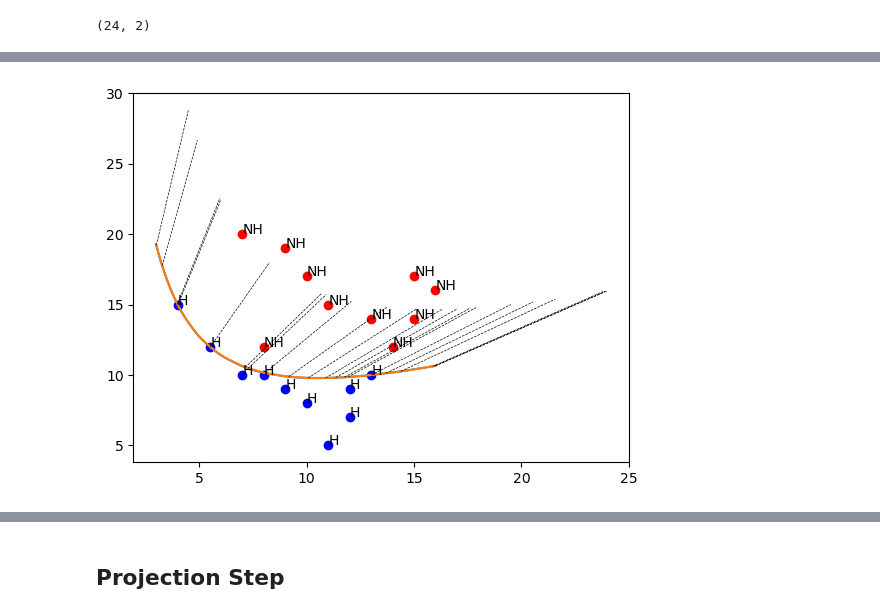
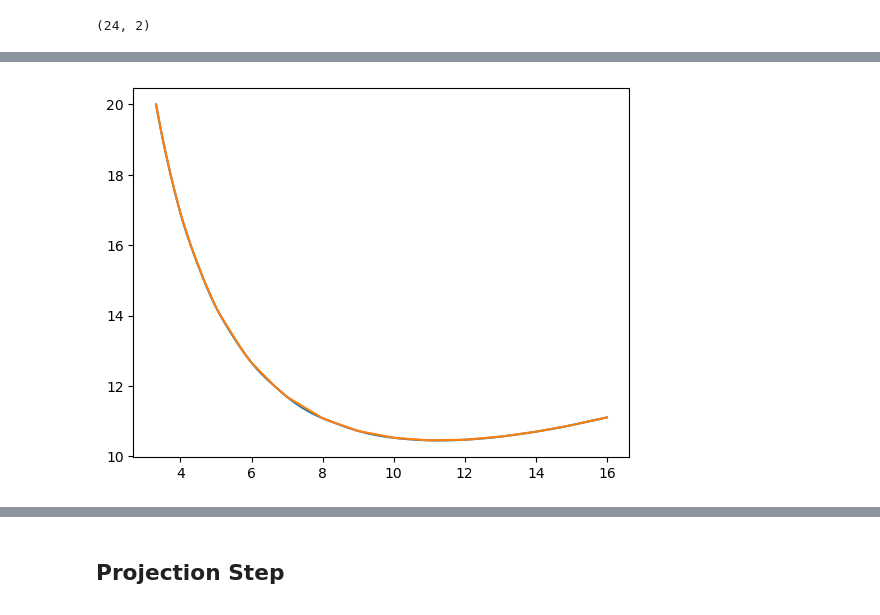
Before and after one commit to dsin85691/SSBA_For_Counterfactuals, a Jupyter notebook: All_Steps.ipynb, the cells around one changed output, grey strips where cells are left out. Drawn from its saved outputs; the diff is of its cells as text; code cells hidden in the pictures.

```diff
--- a/All_Steps.ipynb
+++ b/All_Steps.ipynb
@@ -115,3 +84,10 @@ array([[ 8. , 12. ],
 [figure]
 # %% [markdown]
 ## Decision Trajectories Steps
+# %%
+X = X_train
+x1_min, x1_max = X[:, 0].min() - 1, X[:, 0].max() + 1
+x2_min, x2_max = X[:, 1].min() - 1, X[:, 1].max() + 1
+xx1, xx2 = np.meshgrid(np.arange(x1_min, x1_max),np.arange(x2_min, x2_max))
+Z = svm_classifier.decision_function(np.array([xx1.ravel(), xx2.ravel()]).T).reshape(xx1.shape)
+contours = plt.contour(xx1, xx2, Z, levels=[-1, 0, 1])
@@ -118,5 +96,5 @@ array([[ 8. , 12. ],
 # %%
-for collection in contours.collections:
+for collection in contours.collections[:2]:
     for path in collection.get_paths():
         vertices = path.vertices
         x_coords = vertices[:, 0]
@@ -186,10 +171,7 @@ y_pred, sigma = gp.predict(X_pred, return_std=True)
 ### Use Cubic Interpolation
 # %%
 from scipy.interpolate import interp1d
-print(len(x_coords))
-print(len(y_coords))
+
 f = interp1d(x_coords, y_coords, kind='cubic')
 X_pred = np.linspace(np.min(x_coords), np.max(x_coords), 1000)[:, np.newaxis]
-Y_pred = f(X_pred)
-print(X_pred.shape)
-print(y_pred.shape)
+y_pred = f(X_pred)
@@ -252,54 +186,4 @@ def perpendicular_distance(x1, y1, x2, y2, x0, y0):
 # %%
-plt.plot(X_pred, Y_pred)
+plt.plot(X_pred, y_pred)
 plt.plot(x_coords, y_coords)
-
-X_vectors, Y_vectors = [], []
-#X_pred[1:-1], y_pred[1:-1]
-X_pred = X_pred.flatten()
-Y_pred = Y_pred.flatten()
-
-print(X_train.shape)
-
-for k, (i,j) in enumerate(X_train):
-    plt.scatter(i, j, c = color_ls[k])
-    plt.text(i+0.02, j+0.02, label[k])
-
-
-for r in range(X_train.shape[0]):
-    min_point_vector = (-1, -1)
-    min_orthogonal = 1
-    min_k = -1
-    min_dist = float('inf')
-
-    ortho_dists = []
-    for k in range(1, len(X_pred)-1):
-        dist_x, dist_y = X_pred[k] - X_pred[k-1], Y_pred[k] - Y_pred[k-1]
-        point_dist_x, point_dist_y = X_train[r,0] - X_pred[k-1], X_train[r,1] - Y_pred[k-1]
-
-
-        # print(dist_x, dist_y)
-        # print(point_dist_x, point_dist_y)
-
-        line_vector = np.array([dist_x, dist_y]).reshape((1,2))
-        point_vector = np.array([point_dist_x, point_dist_y]).reshape((2,1))
-
-        # print(line_vector)
-        # print(point_vector)
-
-        orthogonal = np.matmul(line_vector, point_vector)
-        abs_orthogonal = abs(orthogonal.item())
-     #   print(abs_orthogonal)
-
-        if abs_orthogonal < min_orthogonal:
-            min_orthogonal = abs_orthogonal
-            min_point_vector = (X_pred[k-1], Y_pred[k-1])
-            print(min_orthogonal)
-            print(distance_between_points(min_point_vector, (X_train[r,0], X_train[r,1])))
-            min_dist = distance_between_points(min_point_vector, (X_train[r,0], X_train[r,1]))
-            min_k = k
-
-        ortho_dists.append(orthogonal)
-
-    x_line, y_line = [X_pred[min_k], X_pred[min_k] + min_point_vector[0] * 0.5], [Y_pred[min_k], Y_pred[min_k] + min_point_vector[1] * 0.5]
-    plt.plot(x_line, y_line, color='black', linestyle='--', linewidth=0.5)
 # %% [output]
@@ -323 +191 @@ for r in range(X_train.shape[0]):
-[figure, old version]
+[figure, new version]
```
Also changed, not shown: parts of 19 cells of this notebook, 1 other file.
